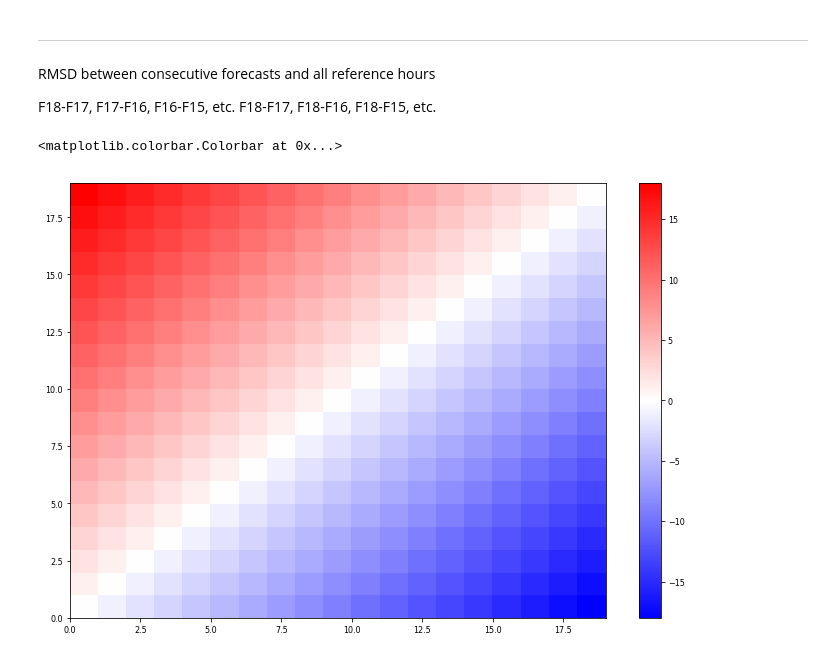
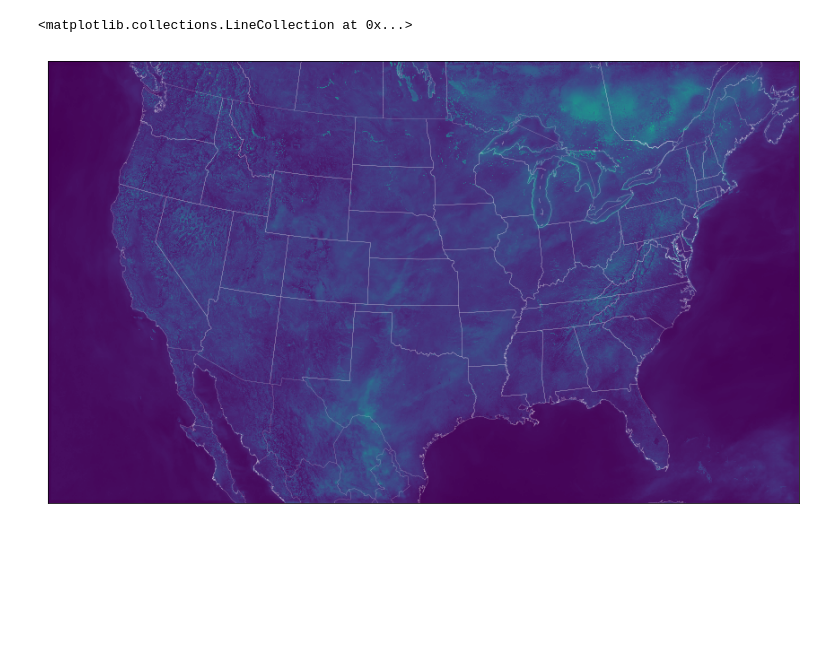
Before and after one commit to blaylockbk/pyBKB_v3, a Jupyter notebook: BB_HRRR/RMSD_range.ipynb, the cells around one changed output. Cells and saved outputs as stored; diff of their text form; code cells hidden in the pictures; blank space fills up the shorter version.

```diff
--- a/BB_HRRR/RMSD_range.ipynb
+++ b/BB_HRRR/RMSD_range.ipynb
@@ -5,30 +24,18 @@ Root-mean-square differences for a range
 # %%
-%matplotlib inline
-from datetime import datetime, timedelta
-import matplotlib.pyplot as plt
 import matplotlib as mpl
-import numpy as np
-
-import sys
-sys.path.append('/uufs/chpc.utah.edu/common/home/u0553130/pyBKB_v3')
-from BB_HRRR.HRRR_Pando import get_hrrr_variable, get_hrrr_latlon
-from BB_maps.my_basemap import draw_HRRR_map, draw_centermap
-from BB_cmap.NWS_standard_cmap import cm_wind, cm_temp, cm_dpt
-from BB_cmap.reflectivity_cmap import reflect_ncdc
-
-mpl.rcParams['figure.figsize'] = [12,8]
-mpl.rcParams['figure.titlesize'] = 12
+mpl.rcParams['figure.figsize'] = [15,15]
+mpl.rcParams['figure.titlesize'] = 15
 mpl.rcParams['figure.titleweight'] = 'bold'
-mpl.rcParams['xtick.labelsize'] = 8
-mpl.rcParams['ytick.labelsize'] = 8
-mpl.rcParams['axes.labelsize'] = 8
-mpl.rcParams['axes.titlesize'] = 10
+mpl.rcParams['xtick.labelsize'] = 10
+mpl.rcParams['ytick.labelsize'] = 10
+mpl.rcParams['axes.labelsize'] = 12
+mpl.rcParams['axes.titlesize'] = 15
 mpl.rcParams['lines.linewidth'] = 1.8
 mpl.rcParams['grid.linewidth'] = .25
 mpl.rcParams['figure.subplot.wspace'] = 0.05
 mpl.rcParams['figure.subplot.hspace'] = 0.05
-mpl.rcParams['legend.fontsize'] = 7
+mpl.rcParams['legend.fontsize'] = 10
 mpl.rcParams['legend.framealpha'] = .75
 mpl.rcParams['legend.loc'] = 'best'
 mpl.rcParams['savefig.bbox'] = 'tight'
-mpl.rcParams['savefig.dpi'] = 300
+mpl.rcParams['savefig.dpi'] = 100
@@ -182,7 +82,0 @@ plt.savefig('contour_RMSD_%s_all' % variable.replace(":", "-").replace(" ", "-")
-# %% [markdown]
----
-
-RMSD between consecutive forecasts and all reference hours
-
-F18-F17, F17-F16, F16-F15, etc.
-F18-F17, F18-F16, F18-F15, etc.
@@ -191,6 +83,10 @@ x, y = np.meshgrid(F, F)
-# %%
-plt.pcolormesh(y-x, cmap='bwr')
-plt.colorbar()
-# %% [output]
-<matplotlib.colorbar.Colorbar at 0x...>
-[figure, removed]
+# %%
+m = draw_HRRR_map(area_thresh=5000)
+# %%
+m.pcolormesh(period_RMSD['lon'], period_RMSD['lat'], period_RMSD['RMSD'], latlon=True)
+m.drawcoastlines(linewidth=.15, color='w')
+m.drawcountries(linewidth=.15, color='w')
+m.drawstates(linewidth=.15, color='w')
+# %% [output]
+<matplotlib.collections.LineCollection at 0x...>
+[figure, added]
```
Also changed, not shown: parts of 22 cells of this notebook, 34 other files.
